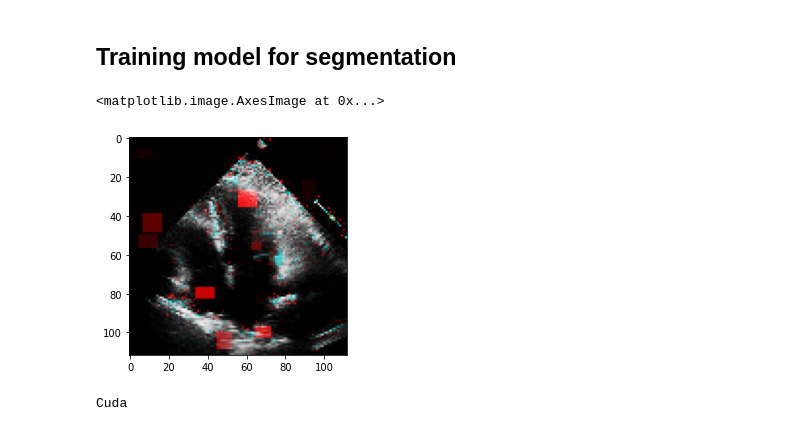
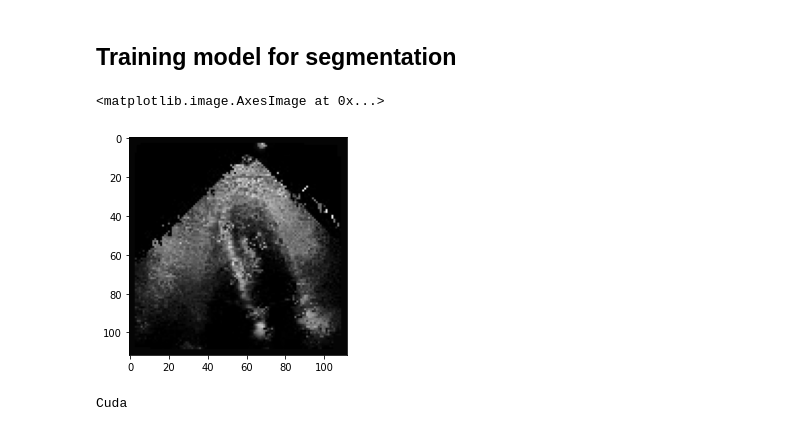
Before and after one commit to neda77aa/Self-supervised-learning-Contrastive-learning, a Jupyter notebook: echonet_dataloader_test.ipynb, the cells around one changed output. Saved outputs shown, nothing was run; the diff lists cells and outputs as text; code cells hidden in the pictures.

```diff
--- a/echonet_dataloader_test.ipynb
+++ b/echonet_dataloader_test.ipynb
@@ -599,12 +601,14 @@ for epoch in range(30):
 # %%
 import matplotlib.pyplot as plt
 (ef,large_frame, small_frame, large_trace, small_trace),(deformlarge,deformsmall)= next(iter(dataloader))
 #y_large = model(deformlarge.float().to(device))['out']
 #y_large = F.normalize(y_large,dim = 1)/2+0.5
-plt.imshow(deformlarge[0].permute((1,2,0)).detach().cpu().numpy())
+img = deformlarge[0].permute((1,2,0)).detach().cpu().numpy()
+img[:,:,0]
+plt.imshow(img[:,:,0],cmap = 'gray')
 # %% [output]
 <matplotlib.image.AxesImage at 0x...>
-[figure, old version]
+[figure, new version]
 # %%
 large_frame.size(),y_large.size()
 # %%
```
Also changed, not shown: parts of 2 cells of this notebook.
